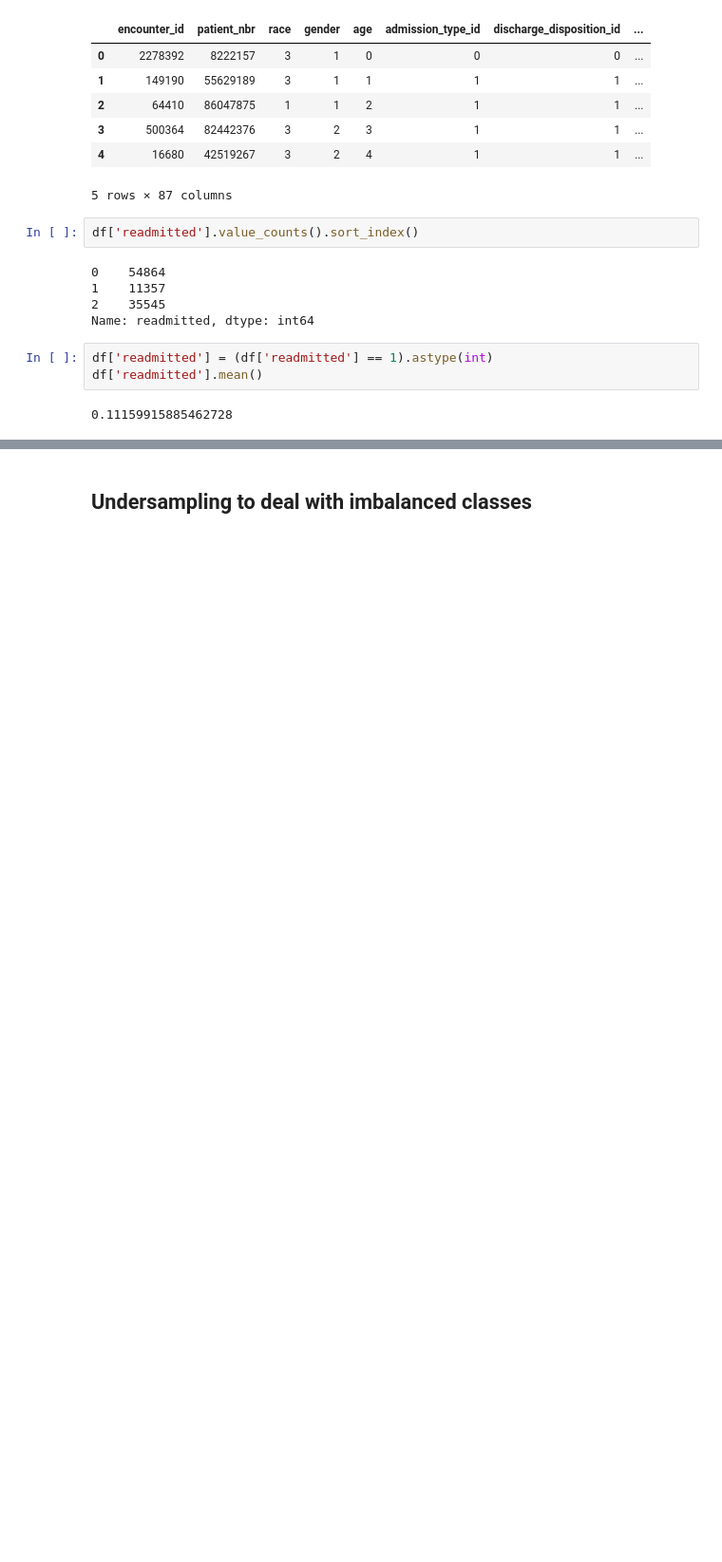
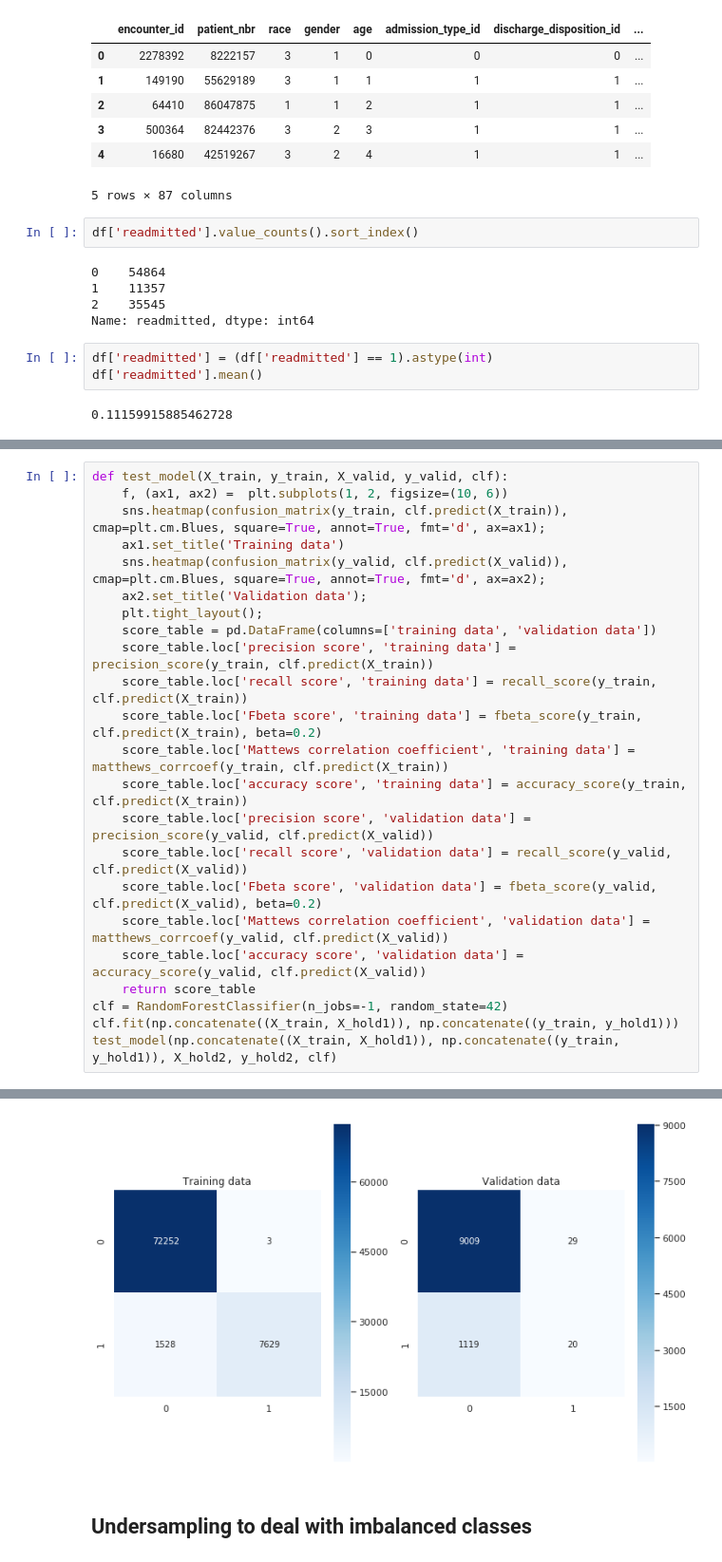
Before and after one commit to pavelzimin/hospital_readmission, a Jupyter notebook: 03_Hospital_Readmission_Machine_Learning.ipynb, the cells around one changed output, grey strips where cells are left out. Shown at 95% size. Cells and saved outputs as stored; diff of their text form; blank space fills up the shorter version.

```diff
--- a/03_Hospital_Readmission_Machine_Learning.ipynb
+++ b/03_Hospital_Readmission_Machine_Learning.ipynb
@@ -113,0 +106,24 @@ precision_score(y_hold1, clf.predict(X_hold1))
+# %%
+def test_model(X_train, y_train, X_valid, y_valid, clf):
+    f, (ax1, ax2) =  plt.subplots(1, 2, figsize=(10, 6))
+    sns.heatmap(confusion_matrix(y_train, clf.predict(X_train)), cmap=plt.cm.Blues, square=True, annot=True, fmt='d', ax=ax1);
+    ax1.set_title('Training data')
+    sns.heatmap(confusion_matrix(y_valid, clf.predict(X_valid)), cmap=plt.cm.Blues, square=True, annot=True, fmt='d', ax=ax2);
+    ax2.set_title('Validation data');
+    plt.tight_layout();
+    score_table = pd.DataFrame(columns=['training data', 'validation data'])
+    score_table.loc['precision score', 'training data'] = precision_score(y_train, clf.predict(X_train))
+    score_table.loc['recall score', 'training data'] = recall_score(y_train, clf.predict(X_train))
+    score_table.loc['Fbeta score', 'training data'] = fbeta_score(y_train, clf.predict(X_train), beta=0.2)
+    score_table.loc['Mattews correlation coefficient', 'training data'] = matthews_corrcoef(y_train, clf.predict(X_train))
+    score_table.loc['accuracy score', 'training data'] = accuracy_score(y_train, clf.predict(X_train))
+    score_table.loc['precision score', 'validation data'] = precision_score(y_valid, clf.predict(X_valid))
+    score_table.loc['recall score', 'validation data'] = recall_score(y_valid, clf.predict(X_valid))
+    score_table.loc['Fbeta score', 'validation data'] = fbeta_score(y_valid, clf.predict(X_valid), beta=0.2)
+    score_table.loc['Mattews correlation coefficient', 'validation data'] = matthews_corrcoef(y_valid, clf.predict(X_valid))
+    score_table.loc['accuracy score', 'validation data'] = accuracy_score(y_valid, clf.predict(X_valid))
+    return score_table
+clf = RandomForestClassifier(n_jobs=-1, random_state=42)
+clf.fit(np.concatenate((X_train, X_hold1)), np.concatenate((y_train, y_hold1)))
+test_model(np.concatenate((X_train, X_hold1)), np.concatenate((y_train, y_hold1)), X_hold2, y_hold2, clf)
+# %% [output]
@@ -114,2 +136,3 @@ precision_score(y_hold1, clf.predict(X_hold1))
+[figure, added]
 # %% [markdown]
 ## Undersampling to deal with imbalanced classes
```
Also changed, not shown: parts of 154 cells of this notebook.
